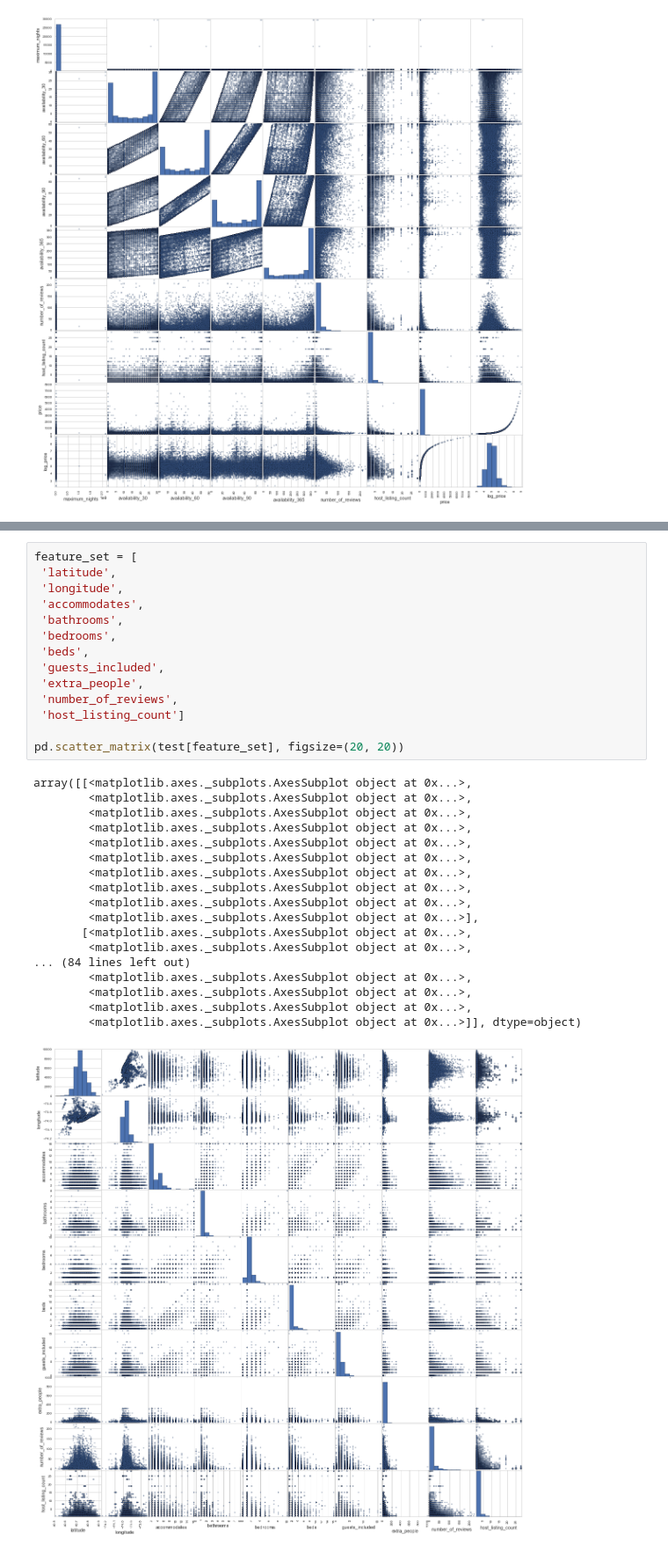
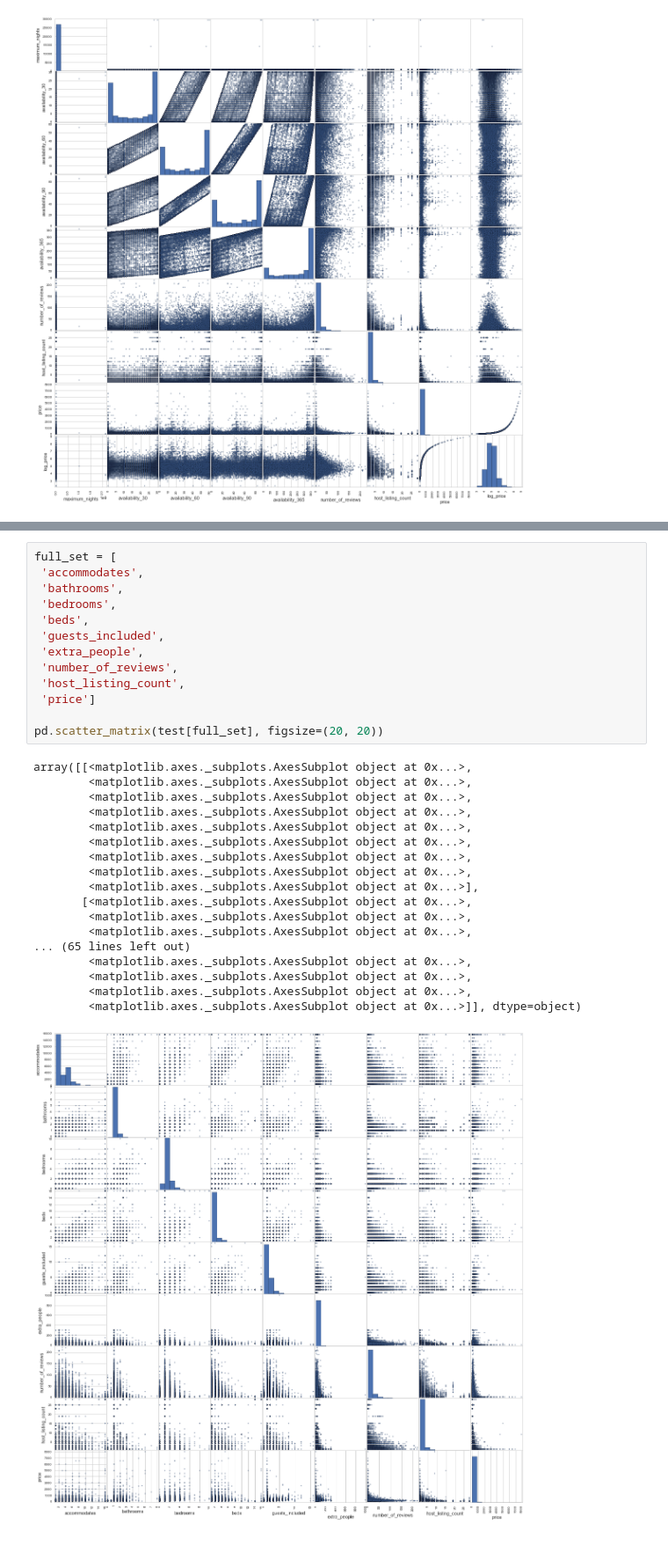
Before and after one commit to duncancfraser/GA_DS18, a Jupyter notebook: Project/Exploration/Predicting Listing Price.ipynb, the cells around one changed output, grey strips where cells are left out. Shown at 88% size. Drawn from its saved outputs; the diff is of its cells as text.

```diff
--- a/Project/Exploration/Predicting Listing Price.ipynb
+++ b/Project/Exploration/Predicting Listing Price.ipynb
@@ -292,33 +317,32 @@ After looking at data-types, a describe, feature selection and scatter plots, I
 # %%
-feature_set = [
- 'latitude',
- 'longitude',
+full_set = [
  'accommodates',
  'bathrooms',
  'bedrooms',
  'beds',
  'guests_included',
  'extra_people',
  'number_of_reviews',
- 'host_listing_count']
+ 'host_listing_count',
+ 'price']
 
-pd.scatter_matrix(test[feature_set], figsize=(20, 20))
+pd.scatter_matrix(test[full_set], figsize=(20, 20))
 # %% [output]
 array([[<matplotlib.axes._subplots.AxesSubplot object at 0x...>,
-        <matplotlib.axes._subplots.AxesSubplot object at 0x...>,
         <matplotlib.axes._subplots.AxesSubplot object at 0x...>,
         <matplotlib.axes._subplots.AxesSubplot object at 0x...>,
         <matplotlib.axes._subplots.AxesSubplot object at 0x...>,
         <matplotlib.axes._subplots.AxesSubplot object at 0x...>,
         <matplotlib.axes._subplots.AxesSubplot object at 0x...>,
         <matplotlib.axes._subplots.AxesSubplot object at 0x...>,
         <matplotlib.axes._subplots.AxesSubplot object at 0x...>,
         <matplotlib.axes._subplots.AxesSubplot object at 0x...>],
        [<matplotlib.axes._subplots.AxesSubplot object at 0x...>,
         <matplotlib.axes._subplots.AxesSubplot object at 0x...>,
-... (84 lines left out)
+        <matplotlib.axes._subplots.AxesSubplot object at 0x...>,
+... (65 lines left out)
         <matplotlib.axes._subplots.AxesSubplot object at 0x...>,
         <matplotlib.axes._subplots.AxesSubplot object at 0x...>,
         <matplotlib.axes._subplots.AxesSubplot object at 0x...>,
         <matplotlib.axes._subplots.AxesSubplot object at 0x...>]], dtype=object)
-[figure, old version]
+[figure, new version]
```
Also changed, not shown: parts of 31 cells of this notebook, 1 other file.
